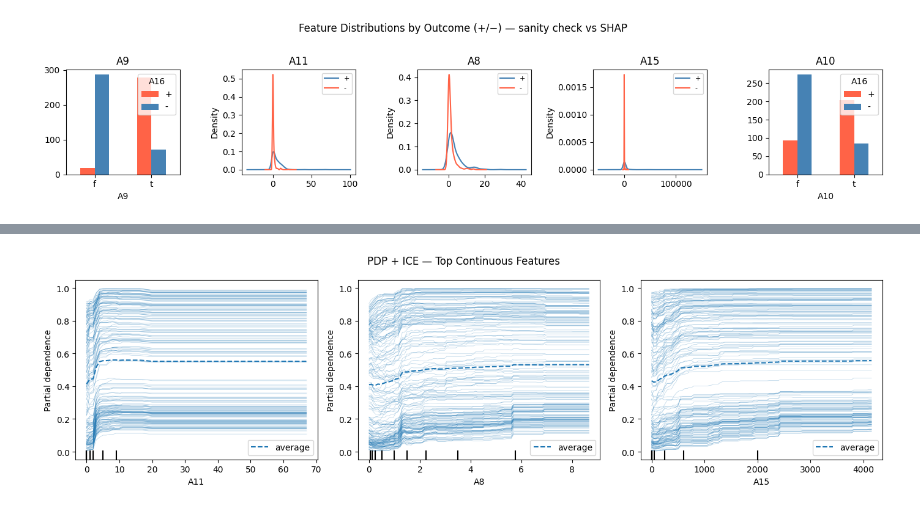
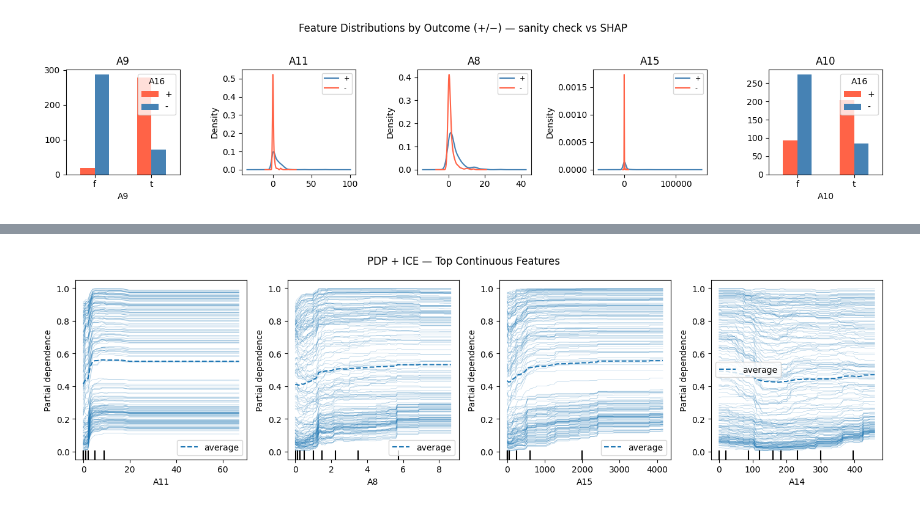
Before and after one commit to AdalAG/15-C51-Credit-Report, a Jupyter notebook: analysis.ipynb, the cells around one changed output, grey strips where cells are left out. Drawn from its saved outputs; the diff is of its cells as text; code cells hidden in the pictures.

```diff
--- a/analysis.ipynb
+++ b/analysis.ipynb
@@ -215,3 +230,25 @@ plt.tight_layout()
 plt.show()
 # %% [output]
 [figure]
+# %%
+# ── Conditional Distributions by Outcome (model-free) ────────────────────
+top5 = [feature_names[i] for i in order[:3]]
+fig, axes = plt.subplots(1, len(top5), figsize=(14, 3))
+
+for ax, feat in zip(axes, top5):
+    pos = df_clean[df_clean['A16'] == '+'][feat]
+    neg = df_clean[df_clean['A16'] == '-'][feat]
+
+    if feat in CONT_COLS:
+        pos.plot.kde(ax=ax, label='+', color='steelblue')
+        neg.plot.kde(ax=ax, label='-', color='tomato')
+        ax.legend(fontsize=8)
+    else:
+        grp = df_clean.groupby([feat, 'A16']).size().unstack(fill_value=0)
+        grp.plot.bar(ax=ax, color=['tomato', 'steelblue'], legend=True)
+        ax.tick_params(axis='x', rotation=0)
+    ax.set_title(feat)
+
+fig.suptitle("Feature Distributions by Outcome (+/−) — sanity check vs Imp", y=1.02)
+plt.tight_layout()
+plt.show()
@@ -228,9 +267,9 @@ BINARY_CATS = ['A1', 'A9', 'A10', 'A12']
 directional_feats = set(CONT_COLS + BINARY_CATS)
 top_directional = [f for f in top_features if f in directional_feats]
 
-for feat in top_directional[:3]:
+for feat in ["A11", "A8", "A10", "A14", "A15"]:
     fig, ax = plt.subplots(figsize=(5, 3))
     shap.dependence_plot(feat, shap_approval, X,
-                         feature_names=feature_names, ax=ax, show=False)
+                         feature_names=feature_names, ax=ax, show=False, interaction_index="A9")
     plt.tight_layout()
     plt.show()
@@ -237,22 +283,22 @@ for feat in top_directional[:3]:
 # %%
 # ── PDP + ICE — Top Continuous Features ──────────────────────────────────
 from sklearn.inspection import PartialDependenceDisplay
 
-top_cont     = [f for f in top_features if f in CONT_COLS][:3]
+top_cont     = ["A11", "A8", "A15", "A14"]
 top_cont_idx = [feature_names.index(f) for f in top_cont]
 
 fig, axes = plt.subplots(1, len(top_cont_idx), figsize=(14, 4))
 PartialDependenceDisplay.from_estimator(
     best_rf, X,
     features=top_cont_idx,
     kind='both',        # PDP (thick) + ICE (thin) lines
     subsample=200,
     feature_names=feature_names,
     ax=axes,
     random_state=42,
 )
 fig.suptitle("PDP + ICE — Top Continuous Features")
 plt.tight_layout()
 plt.show()
 # %% [output]
-[figure, old version]
+[figure, new version]
```
Also changed, not shown: parts of 18 cells of this notebook.
